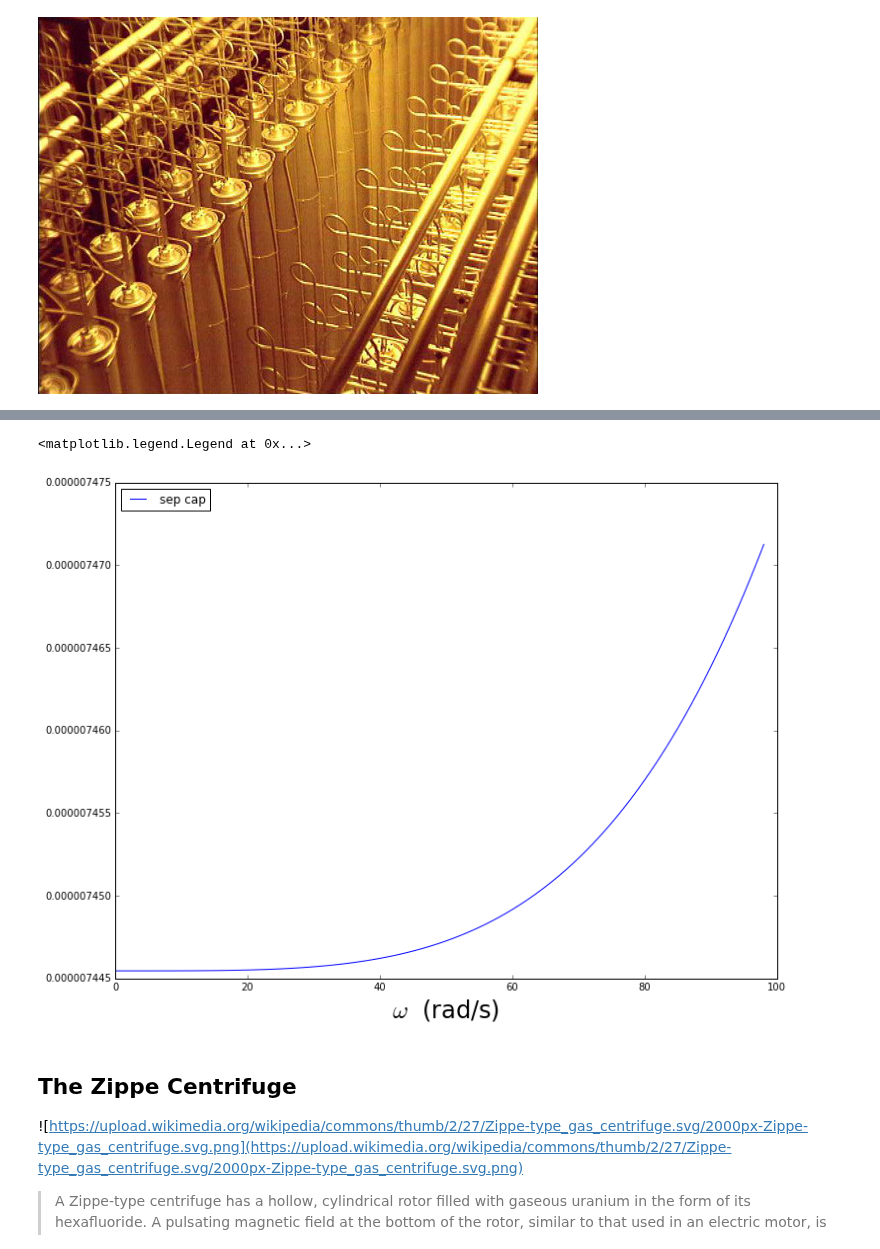
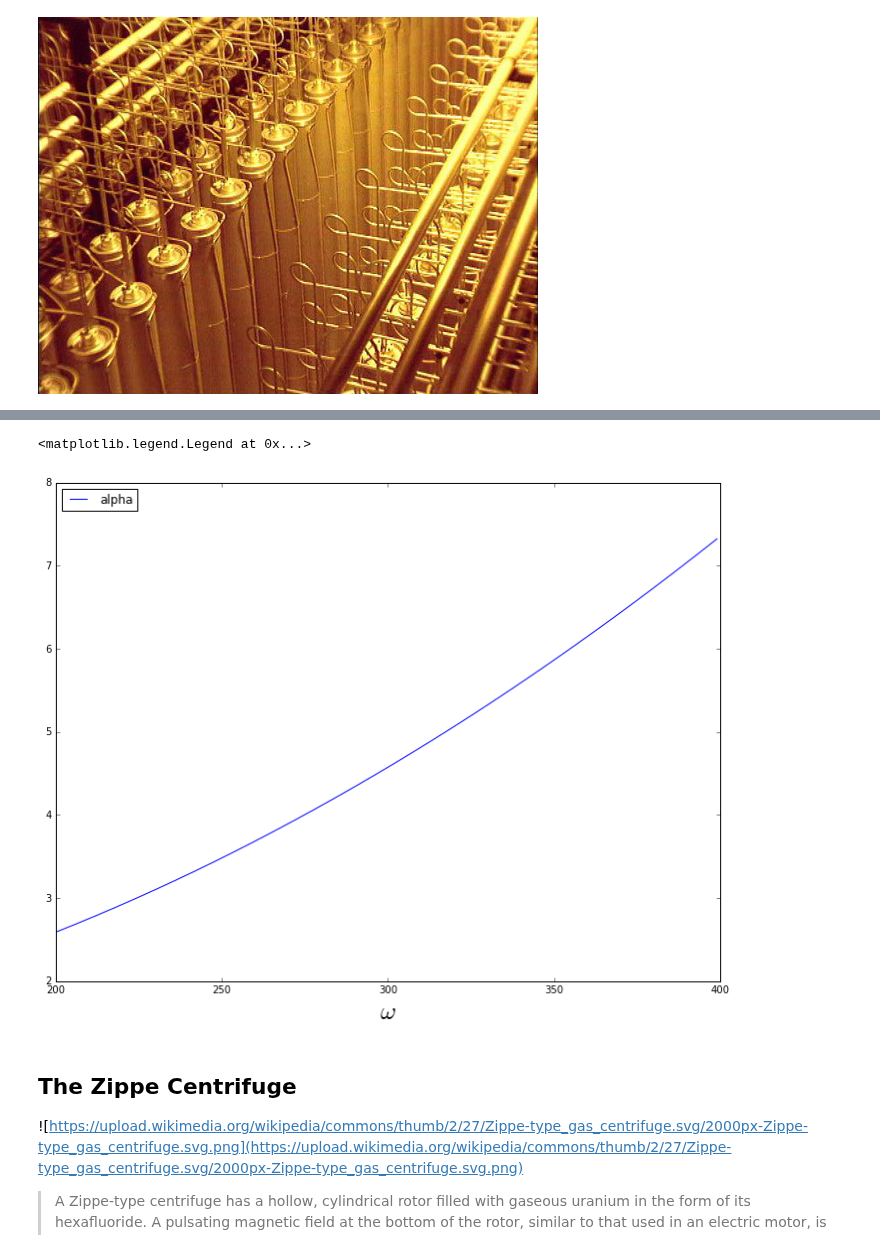
Before and after one commit to katyhuff/npre412, a Jupyter notebook: enrichment/enrichment.ipynb, the cells around one changed output, grey strips where cells are left out. Cells and saved outputs as stored; diff of their text form; code cells hidden in the pictures.

```diff
--- a/enrichment/enrichment.ipynb
+++ b/enrichment/enrichment.ipynb
@@ -312,44 +384,47 @@ from scipy import constants as sc
 import math
 def alpha(m_h, m_l, omega, a, t):
     """
     :param omega: angular speed of rotating bowls (rad/s)
-    :param a: inside radius of rotor [m?]
+    :param a: inside radius of rotor [m]
     :param m_h: molecular weight of \[^{238}U^{19}F_6\]
     :param m_l: molecular weight of \[^{235}U^{19}F_6\]
     :param r: R, molar gas constant
     :param t: temperature in Kelvin
     """
-    return math.exp(((m_h-m_l)*(omega**2)*(a**2))/(2*sc.R*t))
+    return 1 + ((m_h-m_l)*(omega**2)*(a**2))/(2*sc.R*t)
 
 def sep_cap(l, m_h, m_l, omega, a, t):
     """
     :param l: length of the bowl [m]
     :param omega: angular speed of rotating bowls (rad/s)
     :param a: inside radius of rotor [m?]
     :param m_h: molecular weight of \[^{238}U^{19}F_6\]
     :param m_l: molecular weight of \[^{235}U^{19}F_6\]
     :param r: R, molar gas constant
     :param t: temperature in Kelvin
     """
     return math.exp((l*(m_h-m_l)**2*(omega*a)**4))/(t**2)
 
 
-m_h = 238
-m_l = 235
-a = 0.001
-t = f_to_k(200)
+m_h = (238 + 6*19)
+m_l = (235 + 6*19)
+a = 0.3048
+t = f_to_k(300)
 l = 4
+omega = np.arange(200., 400.)
 
-alpha_plot = [alpha(m_h, m_l, omega, a, t) for omega in range(1,100)]
+alpha_plot = [alpha(m_h, m_l, o, a, t) for o in omega]
 #plt.plot(alpha_plot, label=r'$\alpha$ (separation factor)')
 
-sep_cap_plot = [sep_cap(l, m_h, m_l, omega, a, t) for omega in range(1,100)]
-plt.plot(sep_cap_plot, label="sep cap")
-plt.xlabel(r'$\omega$  (rad/s)', fontsize=24)
+#sep_cap_plot = [sep_cap(l, m_h, m_l, o, a, t) for o in omega]
+
+plt.plot(omega, alpha_plot, label="alpha")
+#plt.plot(sep_cap_plot, label="sep cap")
+plt.xlabel(r'$\omega$', fontsize=24)
 plt.legend(loc=2)
 # %% [output]
 <matplotlib.legend.Legend at 0x...>
-[figure, old version]
+[figure, new version]
 # %% [markdown]
 ## The Zippe Centrifuge
 
```
Also changed, not shown: parts of 9 cells of this notebook.
